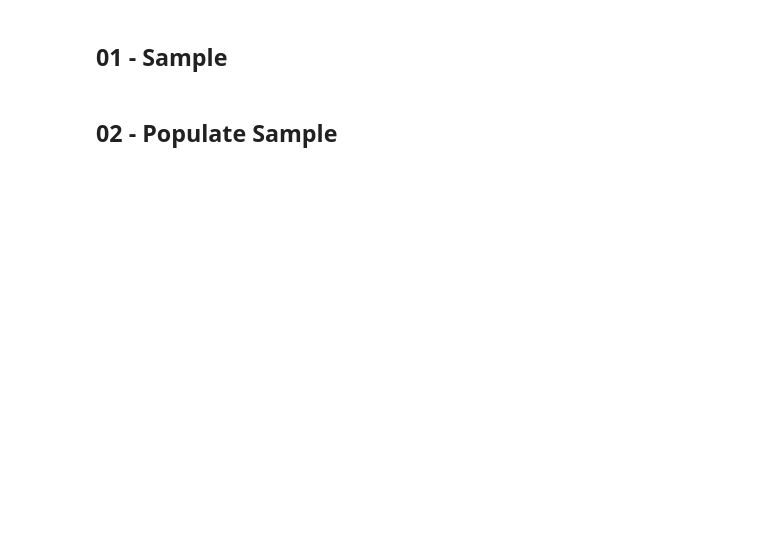
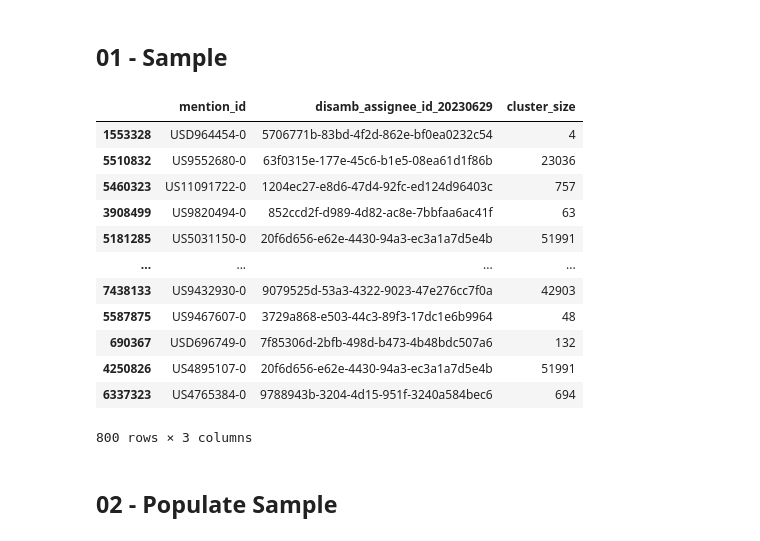
Before and after one commit to PatentsView/PatentsView-assignee-hand-disambiguation, a Jupyter notebook: walkthrough.ipynb, the cells around one changed output. Cells and saved outputs as stored; diff of their text form; code cells hidden in the pictures; blank space fills up the shorter version.

Commit message:
Fixes to app, sample, updates to extraction

```diff
--- a/walkthrough.ipynb
+++ b/walkthrough.ipynb
@@ -30,0 +29,36 @@ sample_mentions(750)
+# %%
+size=800
+output_dir="data/"
+seed = 20231025
+# %%
+# Load in data
+disamb = pd.read_csv(
+    "g_persistent_assignee.tsv.zip",
+    dtype=str,
+    sep="\t",
+    compression="zip")
+# %%
+# Clean data
+disamb["mention_id"] = "US" + disamb["patent_id"] + "-" + disamb["assignee_sequence"]
+disamb_20230629 = disamb[["mention_id", "disamb_assignee_id_20230629"]]
+disamb_20230629 = disamb_20230629.dropna()
+# %%
+# Sample and extract cluster sizes
+sampled_df = disamb_20230629.sample(n=size, random_state=seed)
+cluster_size_lookup = disamb_20230629["disamb_assignee_id_20230629"].value_counts()
+sampled_df["cluster_size"] = [cluster_size_lookup[disamb_id] for disamb_id in sampled_df["disamb_assignee_id_20230629"]]
+sampled_df
+# %% [output]
+|  | mention_id | disamb_assignee_id_20230629 | cluster_size |
+| 1553328 | USD964454-0 | 5706771b-83bd-4f2d-862e-bf0ea0232c54 | 4 |
+| 5510832 | US9552680-0 | 63f0315e-177e-45c6-b1e5-08ea61d1f86b | 23036 |
+| 5460323 | US11091722-0 | 1204ec27-e8d6-47d4-92fc-ed124d96403c | 757 |
+| 3908499 | US9820494-0 | 852ccd2f-d989-4d82-ac8e-7bbfaa6ac41f | 63 |
+| 5181285 | US5031150-0 | 20f6d656-e62e-4430-94a3-ec3a1a7d5e4b | 51991 |
+| ... | ... | ... | ... |
+| 7438133 | US9432930-0 | 9079525d-53a3-4322-9023-47e276cc7f0a | 42903 |
+| 5587875 | US9467607-0 | 3729a868-e503-44c3-89f3-17dc1e6b9964 | 48 |
+| 690367 | USD696749-0 | 7f85306d-2bfb-498d-b473-4b48bdc507a6 | 132 |
+| 4250826 | US4895107-0 | 20f6d656-e62e-4430-94a3-ec3a1a7d5e4b | 51991 |
+| 6337323 | US4765384-0 | 9788943b-3204-4d15-951f-3240a584bec6 | 694 |
+800 rows × 3 columns
```
Also changed, not shown: parts of 4 cells of this notebook, 5 other files.
